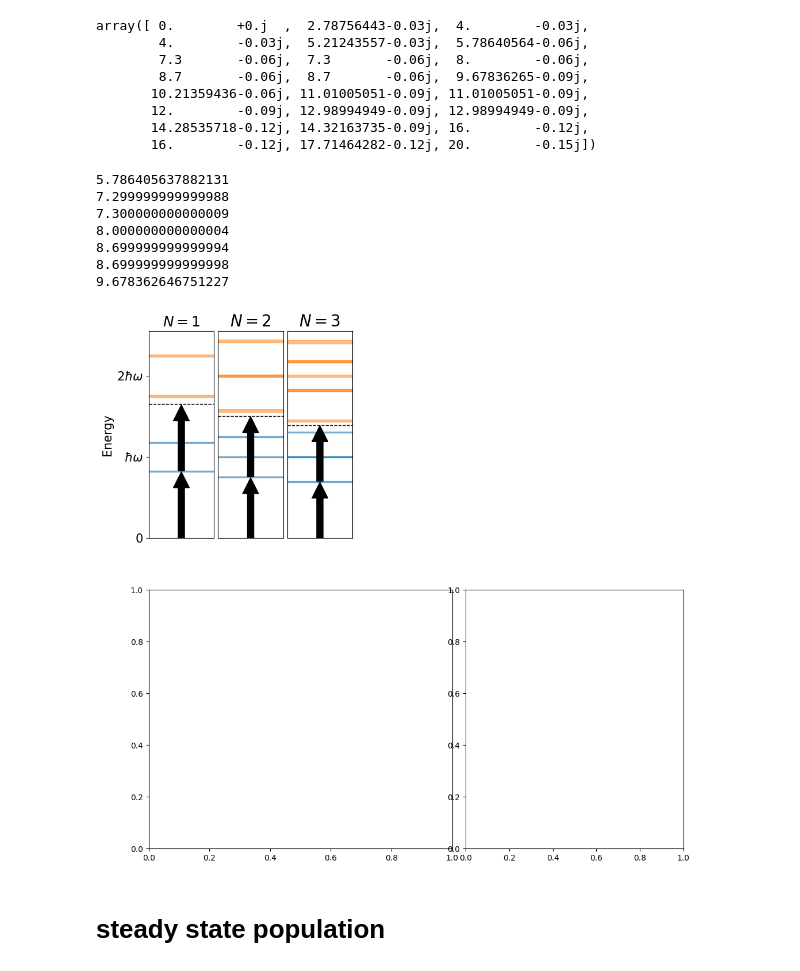
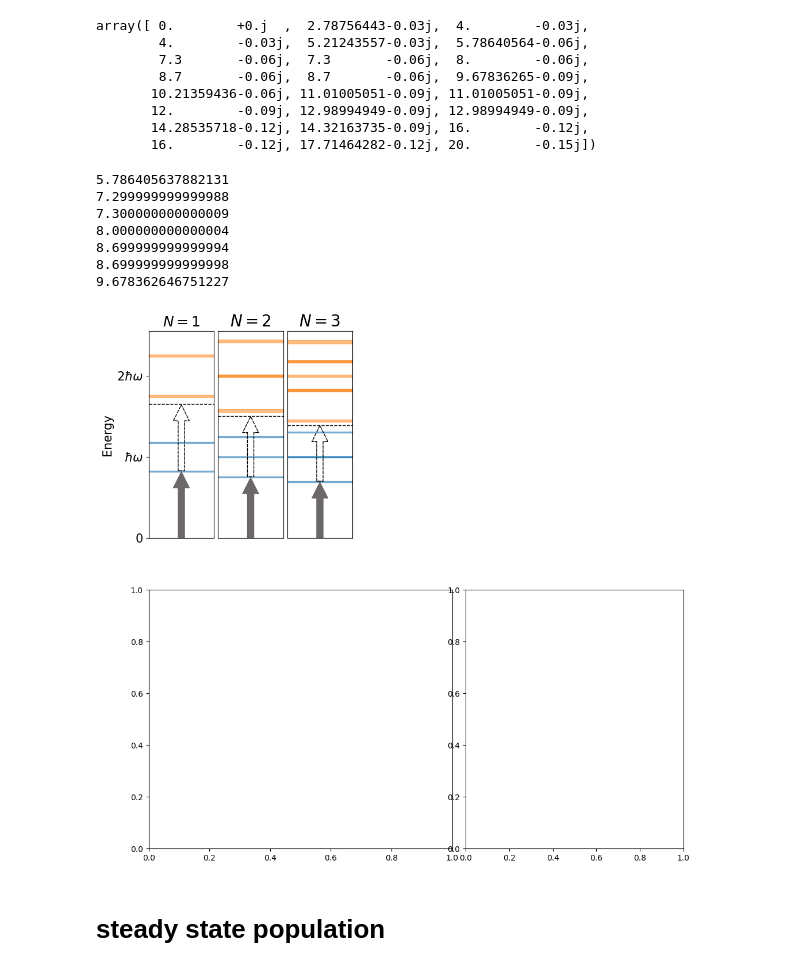
Before and after one commit to alexhrubin/Superconducting_conventional_photon_blockade, a Jupyter notebook: fig_1/fig1.ipynb, the cells around one changed output. Saved outputs shown, nothing was run; the diff lists cells and outputs as text; code cells hidden in the pictures.

Commit message:
further graphical tweaks to fig1

```diff
--- a/fig_1/fig1.ipynb
+++ b/fig_1/fig1.ipynb
@@ -251,36 +251,36 @@ for energy in H_eff.eigenenergies()[5:12]:
     center = np.real(energy)
     print(center)
     width = np.imag(energy)
     rect = Rectangle((0, center - width), 1, 2*width, color='#ff7f0e', alpha=0.5)
     ax.add_patch(rect)
 
 
 polariton = np.real(H_eff.eigenenergies()[1])
 arrow = FancyArrowPatch((0.5, -0.1), (0.5, polariton+0.05),
-                                arrowstyle='simple', mutation_scale=40, color='black', lw=1)
+                                arrowstyle='simple', mutation_scale=40, color='#6c6868', lw=1)
 ax.add_patch(arrow)
 arrow = FancyArrowPatch((0.5, polariton-0.06), (0.5, 2*polariton+0.05),
-                                arrowstyle='simple', mutation_scale=40, color='black', lw=1)
+                        facecolor="none", linestyle='dashed', arrowstyle='simple', mutation_scale=40, lw=1)
 ax.add_patch(arrow)
 
 ax.axhline(2*polariton, linestyle='--', color='black', lw=1)
 
 ax.set_yticks([])
 ax.set_xticks([])
 ax.set_title("$N=3$", fontsize=20)
 ax.set_ylim(0, 10.2)
 
 fig.tight_layout()
 fig
 # %% [output]
 5.786405637882131
 7.299999999999988
 7.300000000000009
 8.000000000000004
 8.699999999999994
 8.699999999999998
 9.678362646751227
-[figure, old version]
+[figure, new version]
 # %% [markdown]
 # steady state population
 # %%
```
Also changed, not shown: parts of 5 cells of this notebook, 3 other files.
